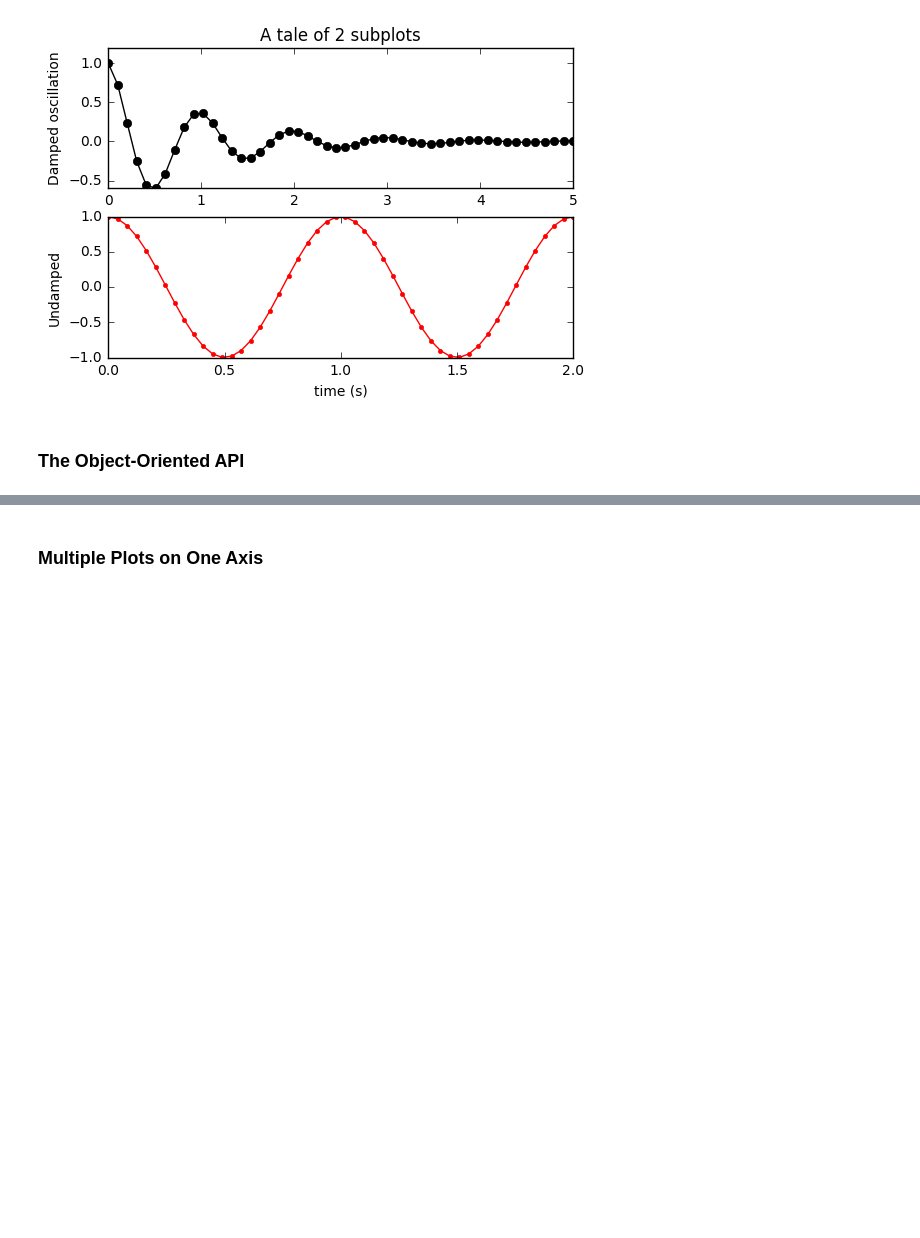
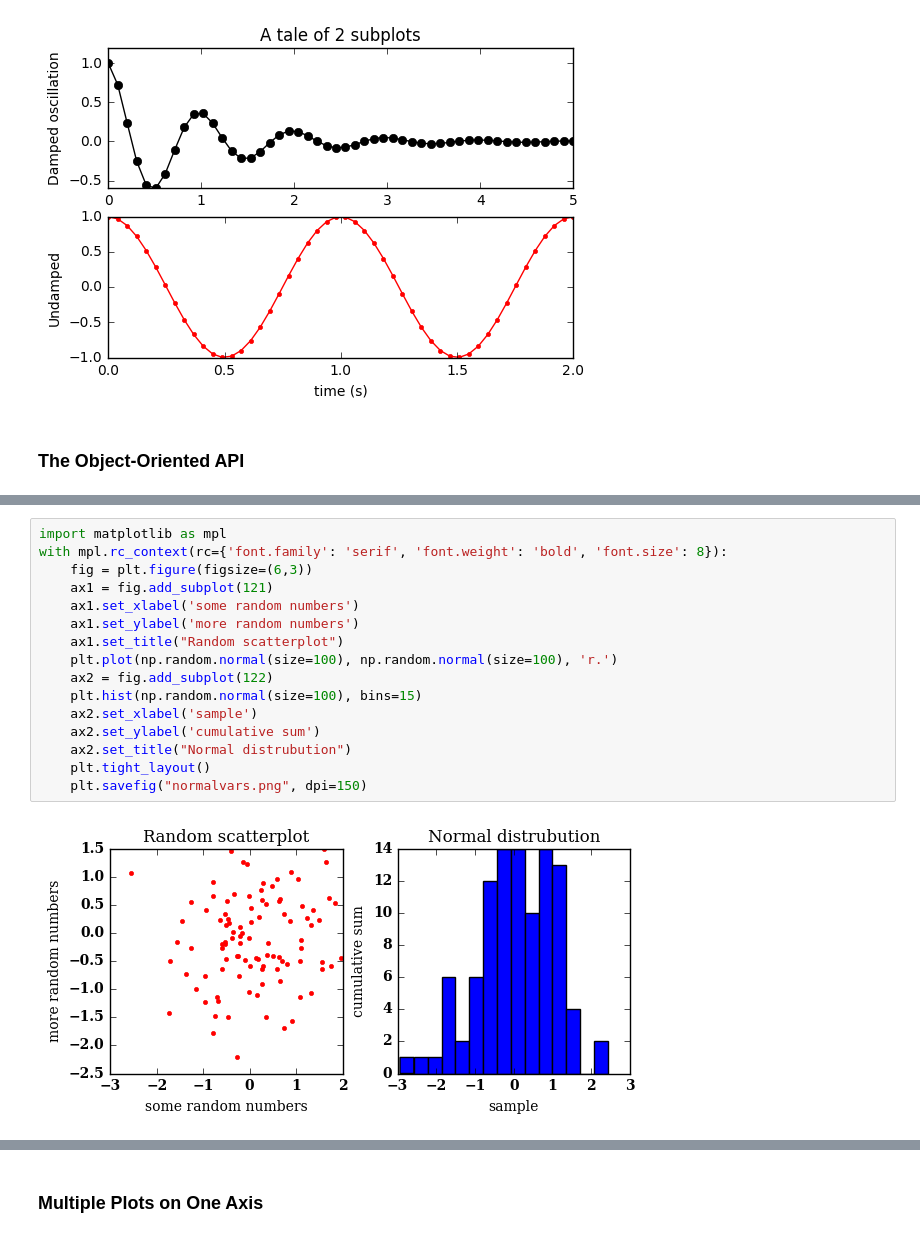
Before and after one commit to edmondb/gsfcbootcamp, a Jupyter notebook: lectures/day_1/Data_Visualization/Data_Visualization.ipynb, the cells around one changed output, grey strips where cells are left out. Cells and saved outputs as stored; diff of their text form; blank space fills up the shorter version.

```diff
--- a/lectures/day_1/Data_Visualization/Data_Visualization.ipynb
+++ b/lectures/day_1/Data_Visualization/Data_Visualization.ipynb
@@ -120,0 +145,18 @@ ax.grid(color='b', alpha=0.4, linestyle='dashed', linewidth=0.5)
+# %%
+import matplotlib as mpl
+with mpl.rc_context(rc={'font.family': 'serif', 'font.weight': 'bold', 'font.size': 8}):
+    fig = plt.figure(figsize=(6,3))
+    ax1 = fig.add_subplot(121)
+    ax1.set_xlabel('some random numbers')
+    ax1.set_ylabel('more random numbers')
+    ax1.set_title("Random scatterplot")
+    plt.plot(np.random.normal(size=100), np.random.normal(size=100), 'r.')
+    ax2 = fig.add_subplot(122)
+    plt.hist(np.random.normal(size=100), bins=15)
+    ax2.set_xlabel('sample')
+    ax2.set_ylabel('cumulative sum')
+    ax2.set_title("Normal distrubution")
+    plt.tight_layout()
+    plt.savefig("normalvars.png", dpi=150)
+# %% [output]
+[figure, added]
```
Also changed, not shown: parts of 71 cells of this notebook, 3 other files.
